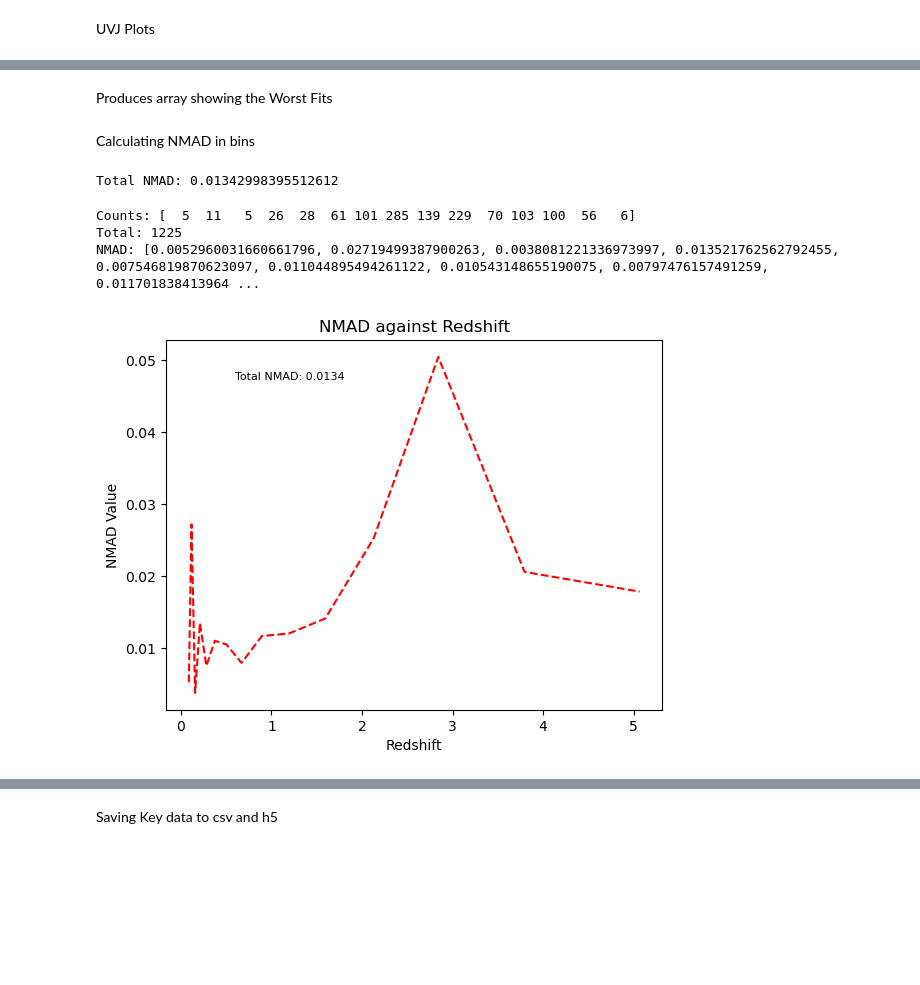
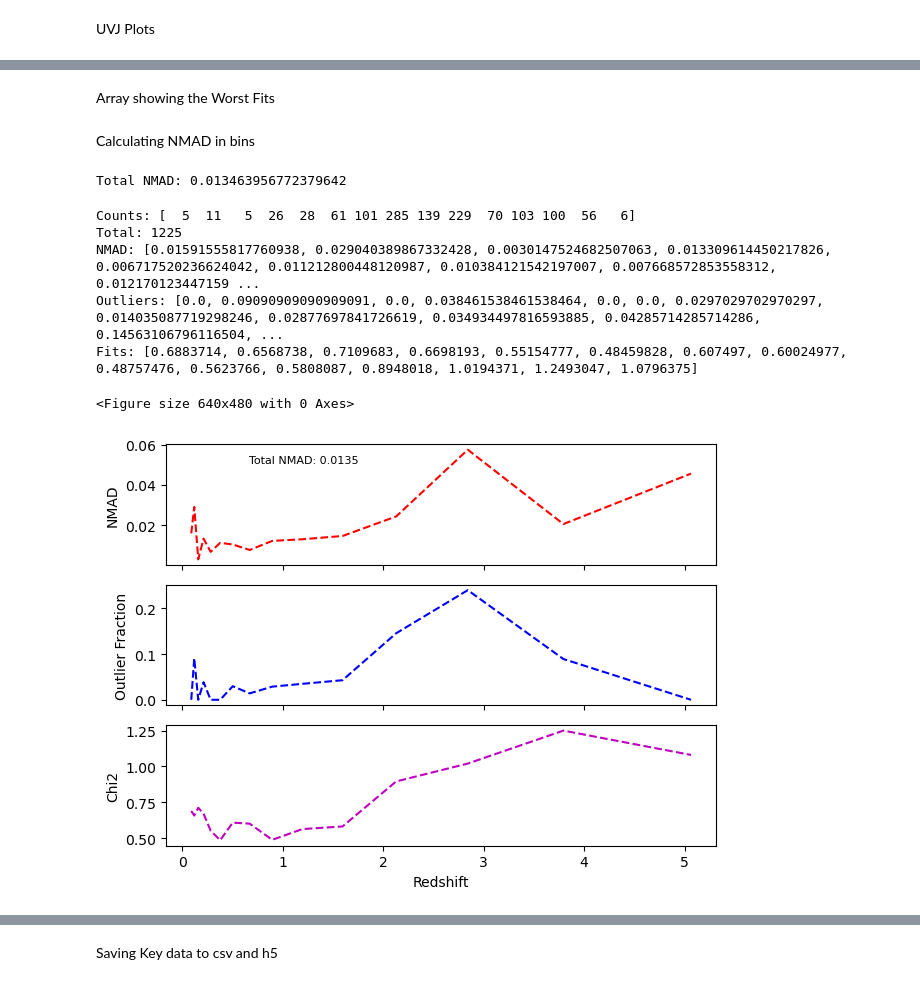
Before and after one commit to eddie-cunning/AGN_Template, a Jupyter notebook: Eazy_test.ipynb, the cells around one changed output, grey strips where cells are left out. Drawn from its saved outputs; the diff is of its cells as text; code cells hidden in the pictures; blank space fills up the shorter version.

```diff
--- a/Eazy_test.ipynb
+++ b/Eazy_test.ipynb
@@ -319,5 +319,5 @@ Text(0, 0.5, '$(U-V)_0$')
 # %% [markdown]
-Produces array showing the Worst Fits
+Array showing the Worst Fits
 # %%
 all_zphot_zspec = pd.DataFrame({'id':self.idx, 'zspec':self.ZSPEC, 'zphot':self.zbest})
 only_compare = all_zphot_zspec[all_zphot_zspec['zspec'] > 0.005]
@@ -332,11 +332,6 @@ only_compare = only_compare.sort_values(by='red_diff', ascending=False)
 # %% [markdown]
 Calculating NMAD in bins
 # %%
-#combined = list(zip(self.ZSPEC, self.zbest)) legacy code, want to hold on to it for a bit, see if anything breaks
-#filtered = [(x,y) for x, y in combined if x > 0.005 and y > 0.02]
-#sorted_filtered = sorted(filtered, key=lambda x: x[0])
-#zspec_sorted, zphot_sorted = zip(*sorted_filtered)
-
 main['ZSPEC'] = self.ZSPEC; main['ZPHOT'] = self.zbest # adding zspec and zphot to the agn_frac df
 main['chi2'] = self.chi2_best / self.NFILT # adding chi2/N to the main df
 
@@ -356,52 +351,73 @@ print(f'Total NMAD: {total_nmad}')
 
 #outliers
 spec_count = len(dz)
-outliers = np.abs(dz) >= 0.15 # 0.15 is catostrophic_outlier in eazy code
+catastrophic_limit = 0.15 # catastrophic_limit in eazy code
+outliers = np.abs(dz) >= catastrophic_limit
 outliers_count = sum(outliers)
 
-
-
 no_of_bins = 15 # no. of bins
 # %% [output]
-Total NMAD: 0.01342998395512612
+Total NMAD: 0.013463956772379642
 # %%
 
 logbins_start = np.log10(min(main_red['ZSPEC'])) # using logarithmic bins
 logbins_end = np.log10(max(main_red['ZSPEC'])) + 1e-10 # adding a small value to include the last value
 logbins = np.logspace(logbins_start, logbins_end, num=no_of_bins+1)
 counts_red, bins_red = np.histogram(main_red['ZSPEC'], bins=logbins)
 print(f'Counts: {counts_red}')
 print(f'Total: {len(main_red["ZSPEC"])}')
 bin_centers_red = (np.array(bins_red[:-1]) + np.array(bins_red[1:])) / 2
 
 last_val = 0 # last val is the first value within a bin (say object 2334), while new val is the last
-nmad_val = []
-for bin in range(no_of_bins):
-    new_val = last_val + counts_red[bin]-1
+nmad_red_val = []
+outlier_frac_red = []
+chi2_red = []
+for bin_loop in range(no_of_bins):
+    new_val = last_val + counts_red[bin_loop]-1
     zspec_val = main_red['ZSPEC'][last_val:new_val]
     zphot_val = main_red['ZPHOT'][last_val:new_val]
     dz = (np.array(zphot_val) - np.array(zspec_val)) / (1 + np.array(zspec_val))
-    nmad_val.append(astropy.stats.mad_std(dz))
+    nmad_red_val.append(astropy.stats.mad_std(dz)) # NMAD
+    outliers_bin = np.abs(dz) >= catastrophic_limit
+    bin_fraction = sum(outliers_bin) / counts_red[bin_loop]
+    outlier_frac_red.append(bin_fraction)
+    chi2_med = np.median(main_red['chi2'][last_val:new_val]) # chi2
+    chi2_red.append(chi2_med)
     last_val = new_val + 1 # adding 1 to skip the last value of the previous bin
-print(f'NMAD: {nmad_val}')
+
+print(f'NMAD: {nmad_red_val}')
+print(f'Outliers: {outlier_frac_red}')
+print(f'Fits: {chi2_red}')
 
 plt.clf()
-plt.plot(bin_centers_red, nmad_val, 'r--')
+fig, ax = plt.subplots(3, 1, sharex=True)
 
-plt.text(0.25, 0.9, f'Total NMAD: {total_nmad:.4f}', fontsize=8, horizontalalignment='center', verticalalignment='center', transform=plt.gca().transAxes)
-plt.xlabel('Redshift')
-plt.ylabel('NMAD Value')
+# NMAD
+ax[0].plot(bin_centers_red, nmad_red_val, 'r--')
+ax[0].set_ylabel('NMAD')
+ax[0].text(0.25, 3.2, f'Total NMAD: {total_nmad:.4f}', fontsize=8, horizontalalignment='center', verticalalignment='center', transform=plt.gca().transAxes)
 
+# Outliers
+ax[1].plot(bin_centers_red, outlier_frac_red, 'b--')
+ax[1].set_ylabel('Outlier Fraction')
 
-plt.title('NMAD against Redshift')
+# Chi2
+ax[2].plot(bin_centers_red, chi2_red, 'm--')
+ax[2].set_xlabel('Redshift')
+ax[2].set_ylabel('Chi2')
 
-plt.savefig(f'outputs/{field}/{test_title}/nmadRED_{field}_{id_key}_{params["Z_STEP"]}_{agn_sed}_{use_galaxy_templates}.png')
+fig.tight_layout()
+
+plt.savefig(f'outputs/{field}/{test_title}/RED_{field}_{id_key}_{params["Z_STEP"]}_{agn_sed}_{use_galaxy_templates}.png')
 plt.show()
 # %% [output]
 Counts: [  5  11   5  26  28  61 101 285 139 229  70 103 100  56   6]
 Total: 1225
-NMAD: [0.0052960031660661796, 0.02719499387900263, 0.0038081221336973997, 0.013521762562792455, 0.007546819870623097, 0.011044895494261122, 0.010543148655190075, 0.00797476157491259, 0.011701838413964 ...
+NMAD: [0.01591555817760938, 0.029040389867332428, 0.0030147524682507063, 0.013309614450217826, 0.006717520236624042, 0.011212800448120987, 0.010384121542197007, 0.007668572853558312, 0.012170123447159 ...
+Outliers: [0.0, 0.09090909090909091, 0.0, 0.038461538461538464, 0.0, 0.0, 0.0297029702970297, 0.014035087719298246, 0.02877697841726619, 0.034934497816593885, 0.04285714285714286, 0.14563106796116504, ...
+Fits: [0.6883714, 0.6568738, 0.7109683, 0.6698193, 0.55154777, 0.48459828, 0.607497, 0.60024977, 0.48757476, 0.5623766, 0.5808087, 0.8948018, 1.0194371, 1.2493047, 1.0796375]
+<Figure size 640x480 with 0 Axes>
-[figure, old version]
+[figure, new version]
 # %%
 #NMAD against AGN fraction
 
```
Also changed, not shown: parts of 29 cells of this notebook, 4 other files.
